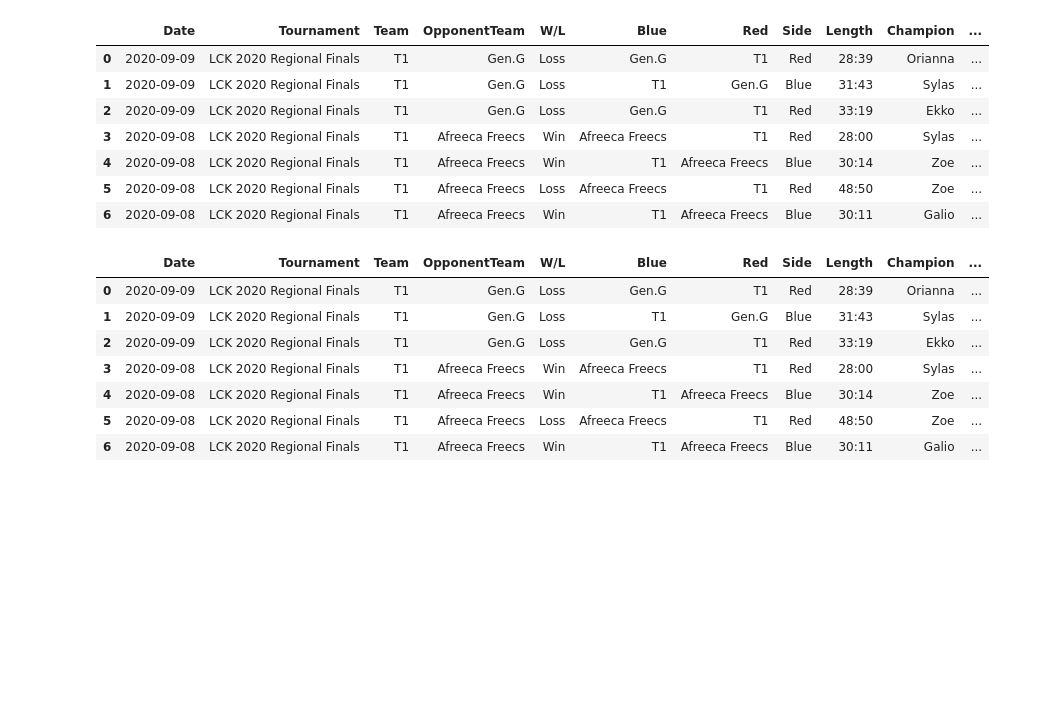
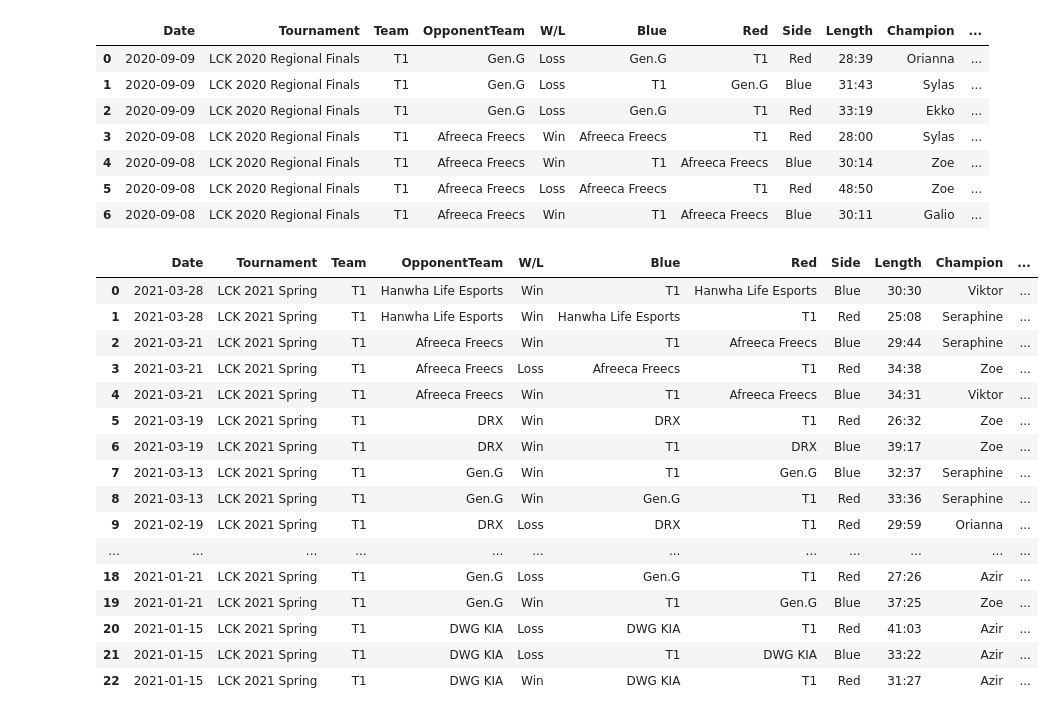
Before and after one commit to benbielin/lol-esports-stats, a Jupyter notebook: faker-stats.ipynb, the cells around one changed output. Cells and saved outputs as stored; diff of their text form; code cells hidden in the pictures; blank space fills up the shorter version.

Commit message:
Kaggle Notebook | Faker Stats | Version 17 | 09/20/22

```diff
--- a/faker-stats.ipynb
+++ b/faker-stats.ipynb
@@ -1394,14 +1394,3 @@ faker_2020_regional_finals
 | 4 | 2020-09-08 | LCK 2020 Regional Finals | T1 | Afreeca Freecs | Win | T1 | Afreeca Freecs | Blue | 30:14 | Zoe | ... |
 | 5 | 2020-09-08 | LCK 2020 Regional Finals | T1 | Afreeca Freecs | Loss | Afreeca Freecs | T1 | Red | 48:50 | Zoe | ... |
 | 6 | 2020-09-08 | LCK 2020 Regional Finals | T1 | Afreeca Freecs | Win | T1 | Afreeca Freecs | Blue | 30:11 | Galio | ... |
-# %%
-faker_2020_regional_finals
-# %% [output]
-|  | Date | Tournament | Team | OpponentTeam | W/L | Blue | Red | Side | Length | Champion | ... |
-| 0 | 2020-09-09 | LCK 2020 Regional Finals | T1 | Gen.G | Loss | Gen.G | T1 | Red | 28:39 | Orianna | ... |
-| 1 | 2020-09-09 | LCK 2020 Regional Finals | T1 | Gen.G | Loss | T1 | Gen.G | Blue | 31:43 | Sylas | ... |
-| 2 | 2020-09-09 | LCK 2020 Regional Finals | T1 | Gen.G | Loss | Gen.G | T1 | Red | 33:19 | Ekko | ... |
-| 3 | 2020-09-08 | LCK 2020 Regional Finals | T1 | Afreeca Freecs | Win | Afreeca Freecs | T1 | Red | 28:00 | Sylas | ... |
-| 4 | 2020-09-08 | LCK 2020 Regional Finals | T1 | Afreeca Freecs | Win | T1 | Afreeca Freecs | Blue | 30:14 | Zoe | ... |
-| 5 | 2020-09-08 | LCK 2020 Regional Finals | T1 | Afreeca Freecs | Loss | Afreeca Freecs | T1 | Red | 48:50 | Zoe | ... |
-| 6 | 2020-09-08 | LCK 2020 Regional Finals | T1 | Afreeca Freecs | Win | T1 | Afreeca Freecs | Blue | 30:11 | Galio | ... |
@@ -1409,0 +1399,23 @@ url = ''
+# %%
+url = 'https://lol.fandom.com/wiki/Special:RunQuery/MatchHistoryPlayer?MHP%5Bpreload%5D=Player&MHP%5Btournament%5D=LCK%2F2021+Season%2FSpring+Season&MHP%5Blink%5D=Faker&_run='
+table=get_html_table(url)
+faker_2021_spring = get_tournament_df(table)
+faker_2021_spring
+# %% [output]
+|  | Date | Tournament | Team | OpponentTeam | W/L | Blue | Red | Side | Length | Champion | ... |
+| 0 | 2021-03-28 | LCK 2021 Spring | T1 | Hanwha Life Esports | Win | T1 | Hanwha Life Esports | Blue | 30:30 | Viktor | ... |
+| 1 | 2021-03-28 | LCK 2021 Spring | T1 | Hanwha Life Esports | Win | Hanwha Life Esports | T1 | Red | 25:08 | Seraphine | ... |
+| 2 | 2021-03-21 | LCK 2021 Spring | T1 | Afreeca Freecs | Win | T1 | Afreeca Freecs | Blue | 29:44 | Seraphine | ... |
+| 3 | 2021-03-21 | LCK 2021 Spring | T1 | Afreeca Freecs | Loss | Afreeca Freecs | T1 | Red | 34:38 | Zoe | ... |
+| 4 | 2021-03-21 | LCK 2021 Spring | T1 | Afreeca Freecs | Win | T1 | Afreeca Freecs | Blue | 34:31 | Viktor | ... |
+| 5 | 2021-03-19 | LCK 2021 Spring | T1 | DRX | Win | DRX | T1 | Red | 26:32 | Zoe | ... |
+| 6 | 2021-03-19 | LCK 2021 Spring | T1 | DRX | Win | T1 | DRX | Blue | 39:17 | Zoe | ... |
+| 7 | 2021-03-13 | LCK 2021 Spring | T1 | Gen.G | Win | T1 | Gen.G | Blue | 32:37 | Seraphine | ... |
+| 8 | 2021-03-13 | LCK 2021 Spring | T1 | Gen.G | Win | Gen.G | T1 | Red | 33:36 | Seraphine | ... |
+| 9 | 2021-02-19 | LCK 2021 Spring | T1 | DRX | Loss | DRX | T1 | Red | 29:59 | Orianna | ... |
+| ... | ... | ... | ... | ... | ... | ... | ... | ... | ... | ... | ... |
+| 18 | 2021-01-21 | LCK 2021 Spring | T1 | Gen.G | Loss | Gen.G | T1 | Red | 27:26 | Azir | ... |
+| 19 | 2021-01-21 | LCK 2021 Spring | T1 | Gen.G | Win | T1 | Gen.G | Blue | 37:25 | Zoe | ... |
+| 20 | 2021-01-15 | LCK 2021 Spring | T1 | DWG KIA | Loss | DWG KIA | T1 | Red | 41:03 | Azir | ... |
+| 21 | 2021-01-15 | LCK 2021 Spring | T1 | DWG KIA | Loss | T1 | DWG KIA | Blue | 33:22 | Azir | ... |
+| 22 | 2021-01-15 | LCK 2021 Spring | T1 | DWG KIA | Win | DWG KIA | T1 | Red | 31:27 | Azir | ... |
```
Also changed, not shown: parts of 4 cells of this notebook.
